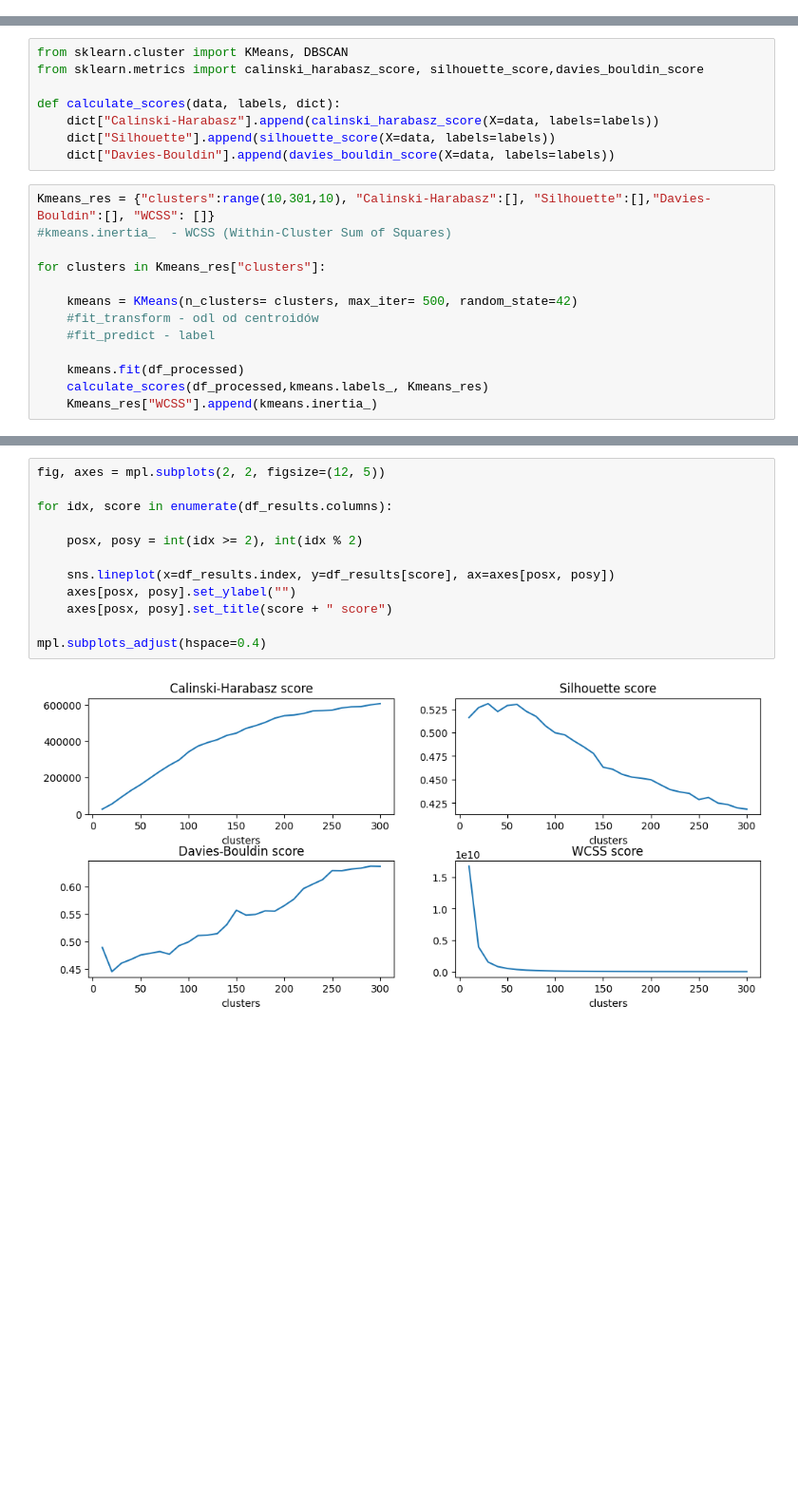
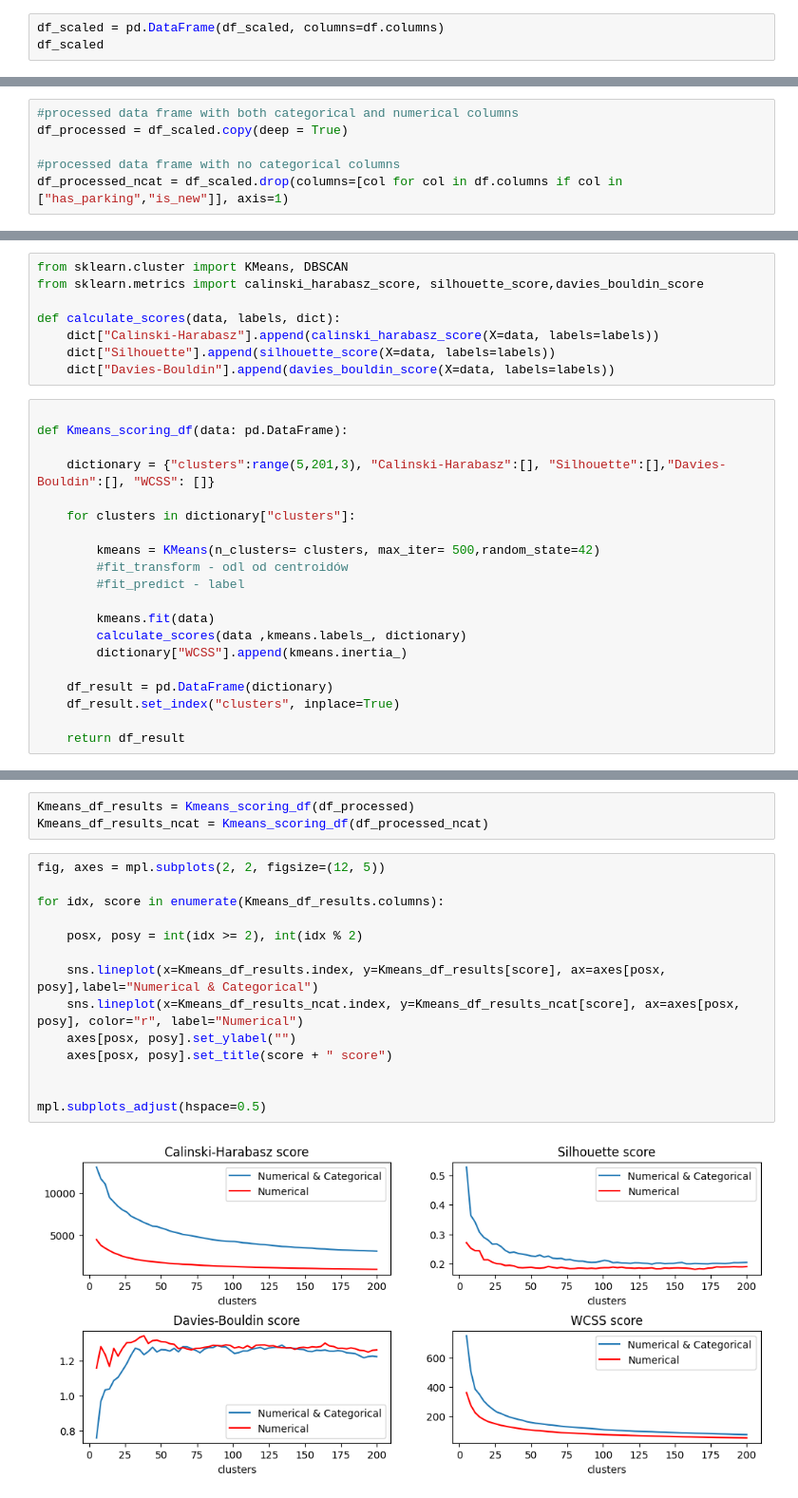
Before and after one commit to ThePhaseless/ProjectMAD, a Jupyter notebook: data_analysis.ipynb, the cells around one changed output, grey strips where cells are left out. Shown at 95% size. Drawn from its saved outputs; the diff is of its cells as text; blank space fills up the shorter version.

Commit message:
fixes + added data preprocessing

```diff
--- a/data_analysis.ipynb
+++ b/data_analysis.ipynb
@@ -162,0 +207,3 @@ dtype: int64
+# %%
+df_scaled = pd.DataFrame(df_scaled, columns=df.columns)
+df_scaled
@@ -162,0 +224,6 @@ dtype: int64
+# %%
+#processed data frame with both categorical and numerical columns
+df_processed = df_scaled.copy(deep = True)
+
+#processed data frame with no categorical columns
+df_processed_ncat = df_scaled.drop(columns=[col for col in df.columns if col in ["has_parking","is_new"]], axis=1)
@@ -169,15 +238,22 @@ def calculate_scores(data, labels, dict):
     dict["Silhouette"].append(silhouette_score(X=data, labels=labels))
     dict["Davies-Bouldin"].append(davies_bouldin_score(X=data, labels=labels))
 # %%
-Kmeans_res = {"clusters":range(10,301,10), "Calinski-Harabasz":[], "Silhouette":[],"Davies-Bouldin":[], "WCSS": []}
-#kmeans.inertia_  - WCSS (Within-Cluster Sum of Squares)
 
-for clusters in Kmeans_res["clusters"]:
+def Kmeans_scoring_df(data: pd.DataFrame):
 
-    kmeans = KMeans(n_clusters= clusters, max_iter= 500, random_state=42)
-    #fit_transform - odl od centroidów
-    #fit_predict - label
+    dictionary = {"clusters":range(5,201,3), "Calinski-Harabasz":[], "Silhouette":[],"Davies-Bouldin":[], "WCSS": []}
 
-    kmeans.fit(df_processed)
-    calculate_scores(df_processed,kmeans.labels_, Kmeans_res)
-    Kmeans_res["WCSS"].append(kmeans.inertia_)
+    for clusters in dictionary["clusters"]:
+
+        kmeans = KMeans(n_clusters= clusters, max_iter= 500,random_state=42)
+        #fit_transform - odl od centroidów
+        #fit_predict - label
+
+        kmeans.fit(data)
+        calculate_scores(data ,kmeans.labels_, dictionary)
+        dictionary["WCSS"].append(kmeans.inertia_)
+
+    df_result = pd.DataFrame(dictionary)
+    df_result.set_index("clusters", inplace=True)
+
+    return df_result
@@ -202,16 +260,21 @@ df_results.head(10)
+# %%
+Kmeans_df_results = Kmeans_scoring_df(df_processed)
+Kmeans_df_results_ncat = Kmeans_scoring_df(df_processed_ncat)
 # %%
 fig, axes = mpl.subplots(2, 2, figsize=(12, 5))
 
-for idx, score in enumerate(df_results.columns):
+for idx, score in enumerate(Kmeans_df_results.columns):
 
     posx, posy = int(idx >= 2), int(idx % 2)
 
-    sns.lineplot(x=df_results.index, y=df_results[score], ax=axes[posx, posy])
+    sns.lineplot(x=Kmeans_df_results.index, y=Kmeans_df_results[score], ax=axes[posx, posy],label="Numerical & Categorical")
+    sns.lineplot(x=Kmeans_df_results_ncat.index, y=Kmeans_df_results_ncat[score], ax=axes[posx, posy], color="r", label="Numerical")
     axes[posx, posy].set_ylabel("")
     axes[posx, posy].set_title(score + " score")
 
-mpl.subplots_adjust(hspace=0.4)
+
+mpl.subplots_adjust(hspace=0.5)
 # %% [output]
-[figure, old version]
+[figure, new version]
 # %% [markdown]
 ![image.png](attachment:image.png)
```
Also changed, not shown: parts of 26 cells of this notebook.
